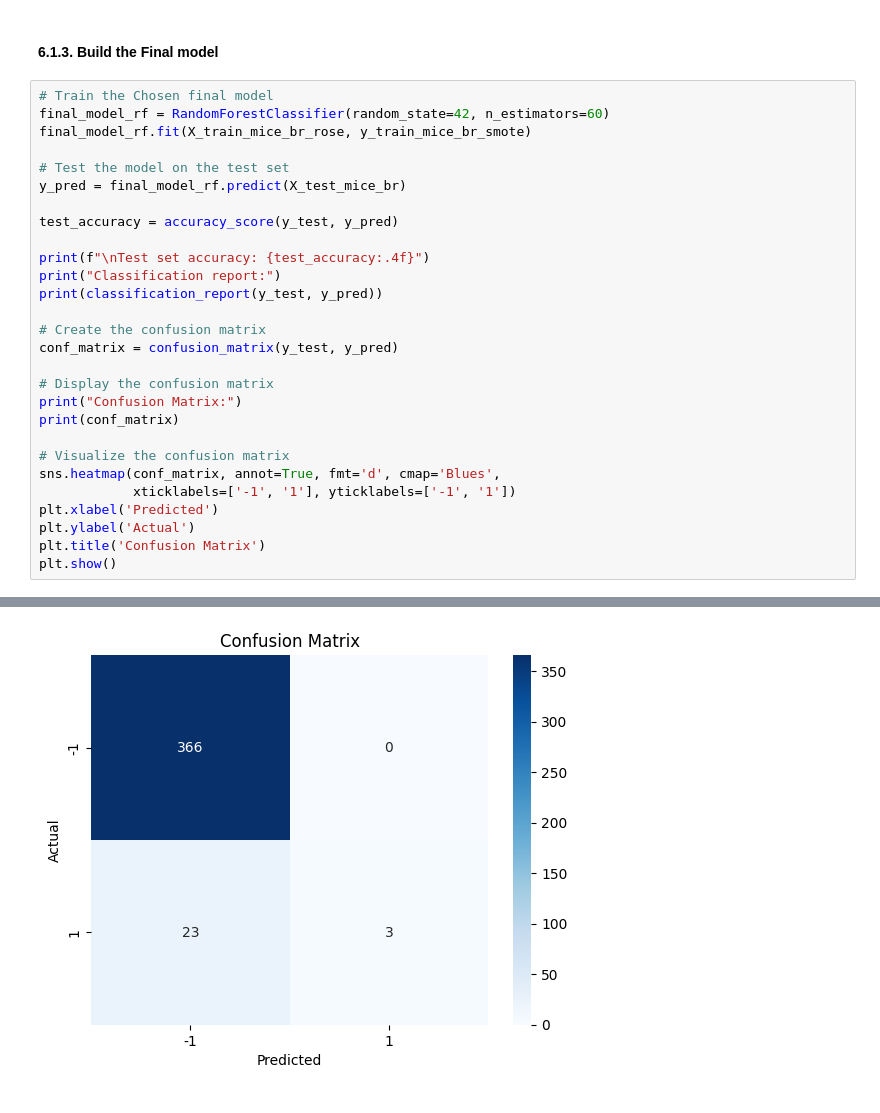
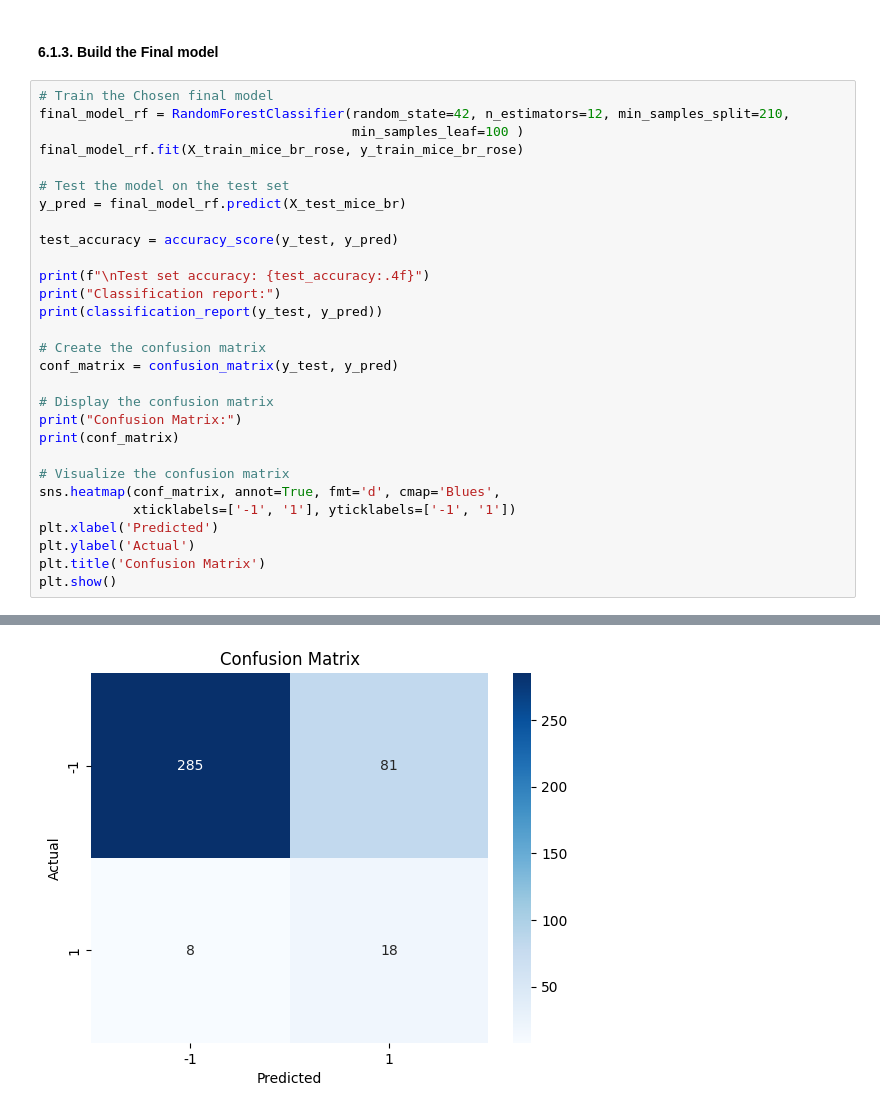
Before and after one commit to HayateSato/SECOM_Project, a Jupyter notebook: secom_file_draft_Majeed_Code2.ipynb, the cells around one changed output, grey strips where cells are left out. Cells and saved outputs as stored; diff of their text form.

```diff
--- a/secom_file_draft_Majeed_Code2.ipynb
+++ b/secom_file_draft_Majeed_Code2.ipynb
@@ -1683,8 +1771,9 @@ plt.show()
 #### 6.1.3. Build the Final model
 # %%
 # Train the Chosen final model
-final_model_rf = RandomForestClassifier(random_state=42, n_estimators=60)
-final_model_rf.fit(X_train_mice_br_rose, y_train_mice_br_smote)
+final_model_rf = RandomForestClassifier(random_state=42, n_estimators=12, min_samples_split=210,
+                                        min_samples_leaf=100 )
+final_model_rf.fit(X_train_mice_br_rose, y_train_mice_br_rose)
 
 # Test the model on the test set
 y_pred = final_model_rf.predict(X_test_mice_br)
@@ -1727,4 +1816,4 @@ Confusion Matrix:
-[figure, old version]
+[figure, new version]
 # %%
 
 # Calculate ROC curve
```
Also changed, not shown: parts of 82 cells of this notebook.
